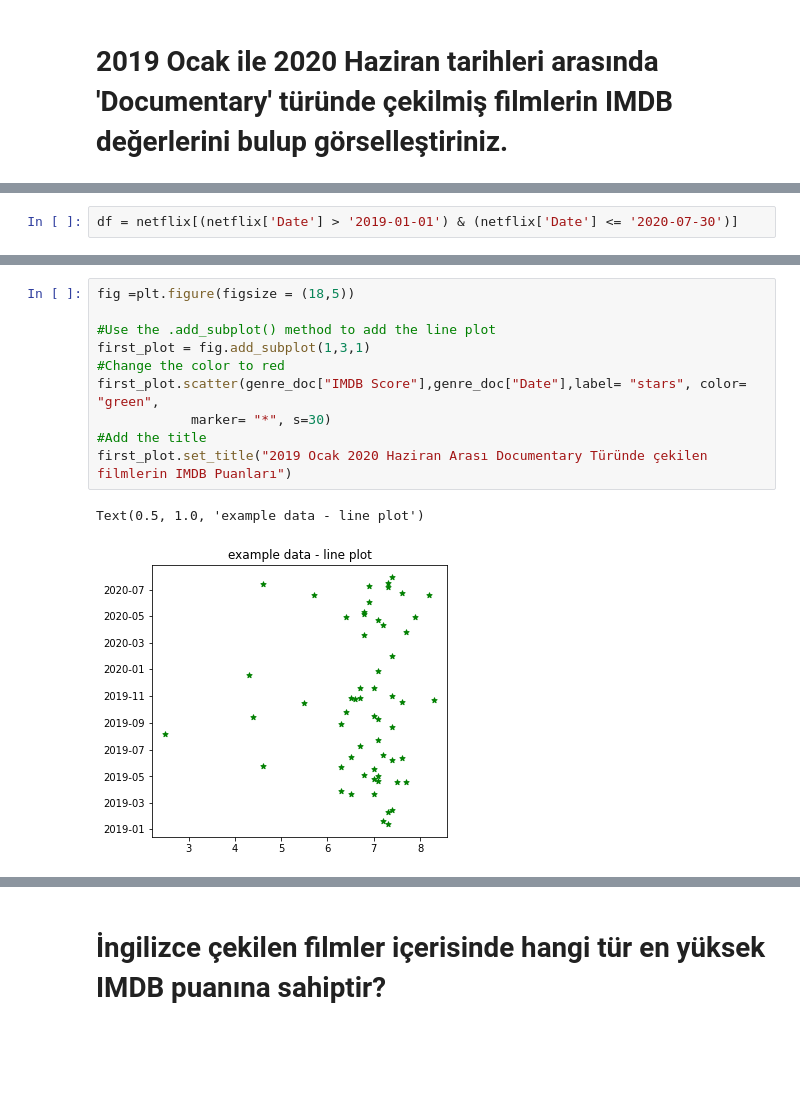
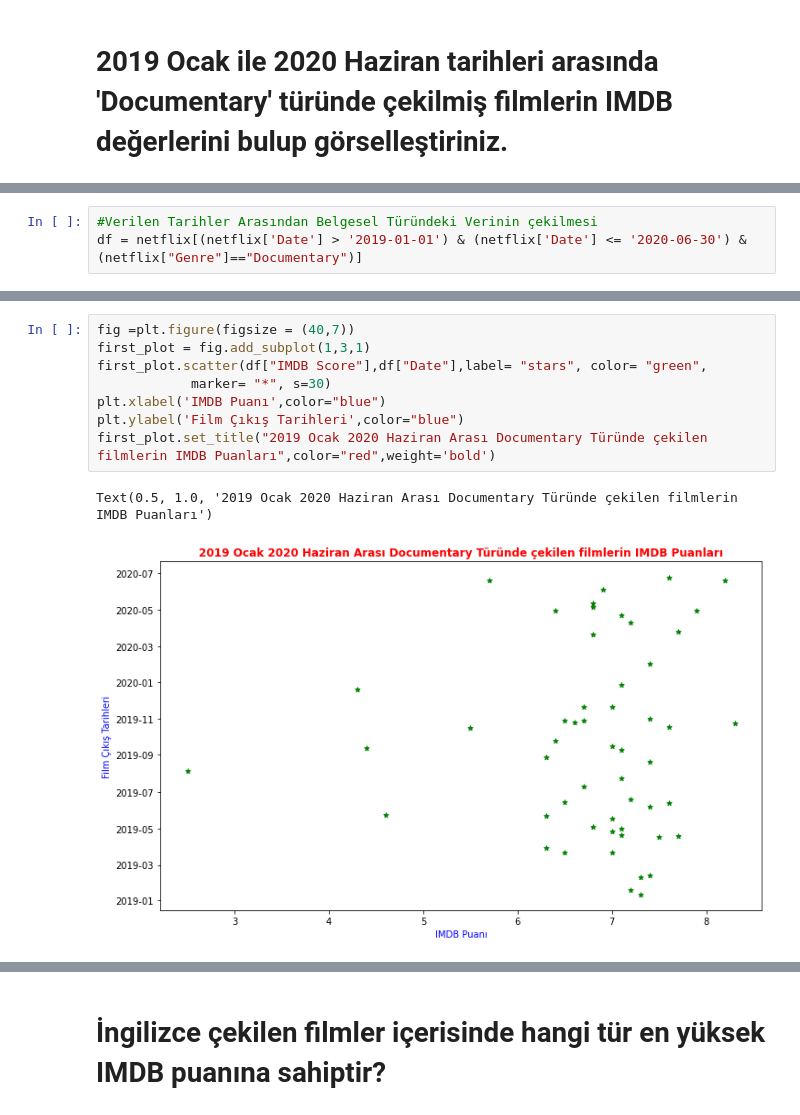
Before and after one commit to b21892757/globalai-project, a Jupyter notebook: hw2_netflixPD.ipynb, the cells around one changed output, grey strips where cells are left out. Drawn from its saved outputs; the diff is of its cells as text; blank space fills up the shorter version.

```diff
--- a/hw2_netflixPD.ipynb
+++ b/hw2_netflixPD.ipynb
@@ -158,2 +59,3 @@ netflix.head(10)
 # %%
-df = netflix[(netflix['Date'] > '2019-01-01') & (netflix['Date'] <= '2020-07-30')]
+#Verilen Tarihler Arasından Belgesel Türündeki Verinin çekilmesi
+df = netflix[(netflix['Date'] > '2019-01-01') & (netflix['Date'] <= '2020-06-30') & (netflix["Genre"]=="Documentary")]
@@ -198,13 +62,11 @@ genre_doc
 # %%
-fig =plt.figure(figsize = (18,5))
-
-#Use the .add_subplot() method to add the line plot
+fig =plt.figure(figsize = (40,7))
 first_plot = fig.add_subplot(1,3,1)
-#Change the color to red
-first_plot.scatter(genre_doc["IMDB Score"],genre_doc["Date"],label= "stars", color= "green",
+first_plot.scatter(df["IMDB Score"],df["Date"],label= "stars", color= "green",
             marker= "*", s=30)
-#Add the title
-first_plot.set_title("2019 Ocak 2020 Haziran Arası Documentary Türünde çekilen filmlerin IMDB Puanları")
+plt.xlabel('IMDB Puanı',color="blue")
+plt.ylabel('Film Çıkış Tarihleri',color="blue")
+first_plot.set_title("2019 Ocak 2020 Haziran Arası Documentary Türünde çekilen filmlerin IMDB Puanları",color="red",weight='bold')
 # %% [output]
-Text(0.5, 1.0, 'example data - line plot')
+Text(0.5, 1.0, '2019 Ocak 2020 Haziran Arası Documentary Türünde çekilen filmlerin IMDB Puanları')
-[figure, old version]
+[figure, new version]
```
Also changed, not shown: parts of 19 cells of this notebook.
